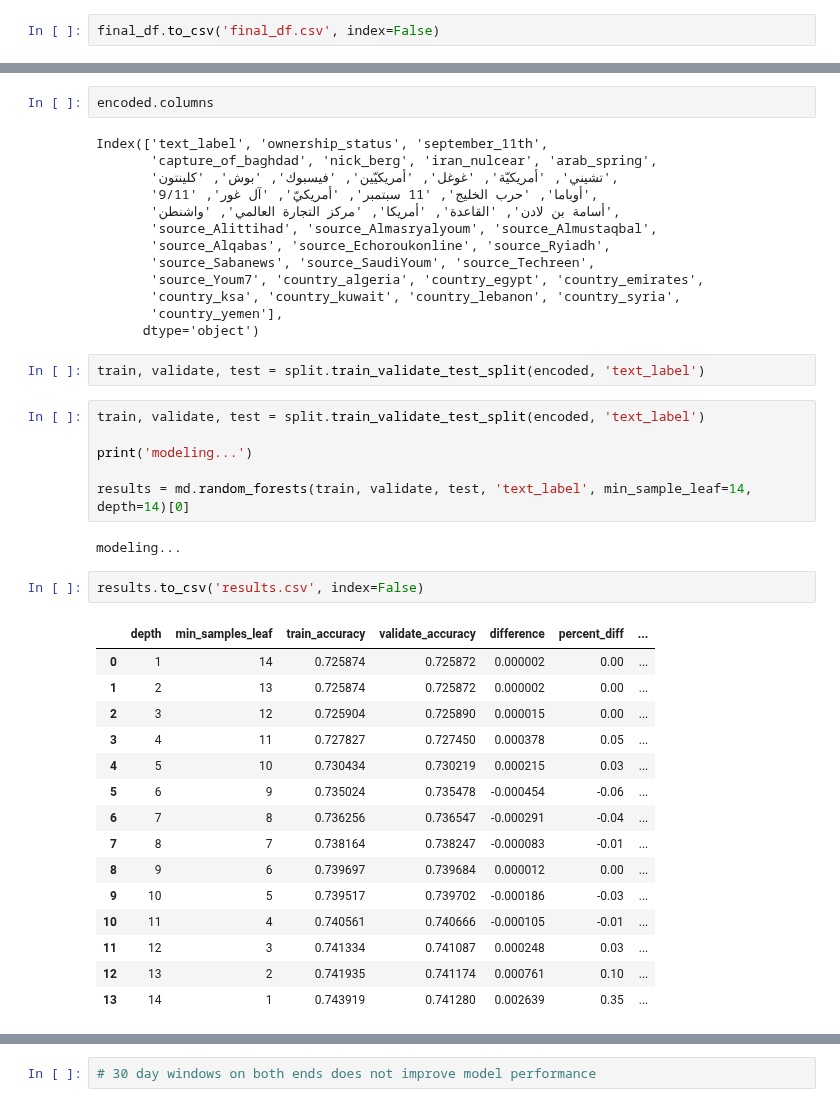
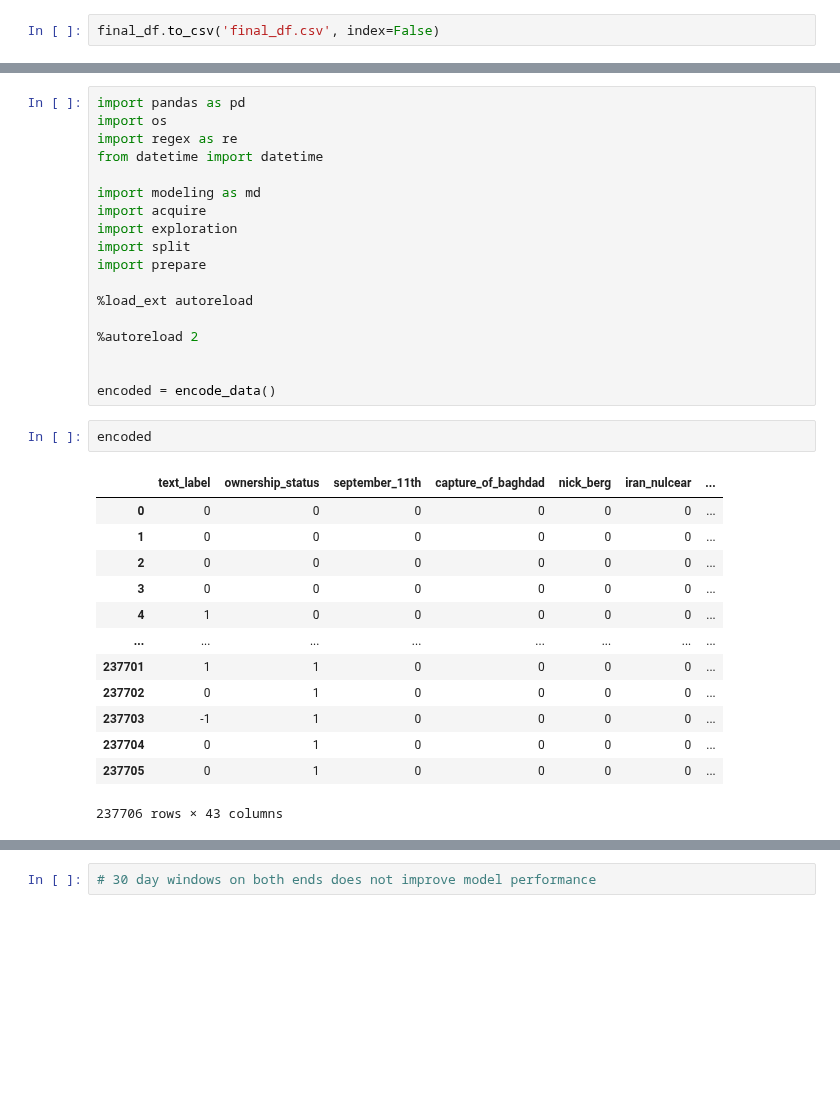
Before and after one commit to Rachuig-Green-Rackley-Shiben/arabic_media_nlp_project, a Jupyter notebook: kyles_work/shared_resources.ipynb, the cells around one changed output, grey strips where cells are left out. Drawn from its saved outputs; the diff is of its cells as text; blank space fills up the shorter version.

```diff
--- a/kyles_work/shared_resources.ipynb
+++ b/kyles_work/shared_resources.ipynb
@@ -669,43 +382,34 @@ splitting...
-# %%
-encoded.columns
-# %% [output]
-Index(['text_label', 'ownership_status', 'september_11th',
-       'capture_of_baghdad', 'nick_berg', 'iran_nulcear', 'arab_spring',
-       'تشيني', 'أمريكيّة', 'غوغل', 'أمريكيّين', 'فيسبوك', 'بوش', 'كلينتون',
-       'أوباما', 'حرب الخليج', '11 سبتمبر', 'أمريكيّ', 'آل غور', '9/11',
-       'أسامة بن لادن', 'القاعدة', 'أمريكا', 'مركز التجارة العالمي', 'واشنطن',
-       'source_Alittihad', 'source_Almasryalyoum', 'source_Almustaqbal',
-       'source_Alqabas', 'source_Echoroukonline', 'source_Ryiadh',
-       'source_Sabanews', 'source_SaudiYoum', 'source_Techreen',
-       'source_Youm7', 'country_algeria', 'country_egypt', 'country_emirates',
-       'country_ksa', 'country_kuwait', 'country_lebanon', 'country_syria',
-       'country_yemen'],
-      dtype='object')
-# %%
-train, validate, test = split.train_validate_test_split(encoded, 'text_label')
-# %%
-train, validate, test = split.train_validate_test_split(encoded, 'text_label')
-
-print('modeling...')
-
-results = md.random_forests(train, validate, test, 'text_label', min_sample_leaf=14, depth=14)[0]
-# %% [output]
-modeling...
-# %%
-results.to_csv('results.csv', index=False)
-# %% [output]
-|  | depth | min_samples_leaf | train_accuracy | validate_accuracy | difference | percent_diff | ... |
-| 0 | 1 | 14 | 0.725874 | 0.725872 | 0.000002 | 0.00 | ... |
-| 1 | 2 | 13 | 0.725874 | 0.725872 | 0.000002 | 0.00 | ... |
-| 2 | 3 | 12 | 0.725904 | 0.725890 | 0.000015 | 0.00 | ... |
-| 3 | 4 | 11 | 0.727827 | 0.727450 | 0.000378 | 0.05 | ... |
-| 4 | 5 | 10 | 0.730434 | 0.730219 | 0.000215 | 0.03 | ... |
-| 5 | 6 | 9 | 0.735024 | 0.735478 | -0.000454 | -0.06 | ... |
-| 6 | 7 | 8 | 0.736256 | 0.736547 | -0.000291 | -0.04 | ... |
-| 7 | 8 | 7 | 0.738164 | 0.738247 | -0.000083 | -0.01 | ... |
-| 8 | 9 | 6 | 0.739697 | 0.739684 | 0.000012 | 0.00 | ... |
-| 9 | 10 | 5 | 0.739517 | 0.739702 | -0.000186 | -0.03 | ... |
-| 10 | 11 | 4 | 0.740561 | 0.740666 | -0.000105 | -0.01 | ... |
-| 11 | 12 | 3 | 0.741334 | 0.741087 | 0.000248 | 0.03 | ... |
-| 12 | 13 | 2 | 0.741935 | 0.741174 | 0.000761 | 0.10 | ... |
-| 13 | 14 | 1 | 0.743919 | 0.741280 | 0.002639 | 0.35 | ... |
+# %%
+import pandas as pd
+import os
+import regex as re
+from datetime import datetime
+
+import modeling as md
+import acquire
+import exploration
+import split
+import prepare
+
+%load_ext autoreload
+
+%autoreload 2
+
+
+encoded = encode_data()
+# %%
+encoded
+# %% [output]
+|  | text_label | ownership_status | september_11th | capture_of_baghdad | nick_berg | iran_nulcear | ... |
+| 0 | 0 | 0 | 0 | 0 | 0 | 0 | ... |
+| 1 | 0 | 0 | 0 | 0 | 0 | 0 | ... |
+| 2 | 0 | 0 | 0 | 0 | 0 | 0 | ... |
+| 3 | 0 | 0 | 0 | 0 | 0 | 0 | ... |
+| 4 | 1 | 0 | 0 | 0 | 0 | 0 | ... |
+| ... | ... | ... | ... | ... | ... | ... | ... |
+| 237701 | 1 | 1 | 0 | 0 | 0 | 0 | ... |
+| 237702 | 0 | 1 | 0 | 0 | 0 | 0 | ... |
+| 237703 | -1 | 1 | 0 | 0 | 0 | 0 | ... |
+| 237704 | 0 | 1 | 0 | 0 | 0 | 0 | ... |
+| 237705 | 0 | 1 | 0 | 0 | 0 | 0 | ... |
+237706 rows × 43 columns
```
Also changed, not shown: parts of 73 cells of this notebook, 3 other files.
